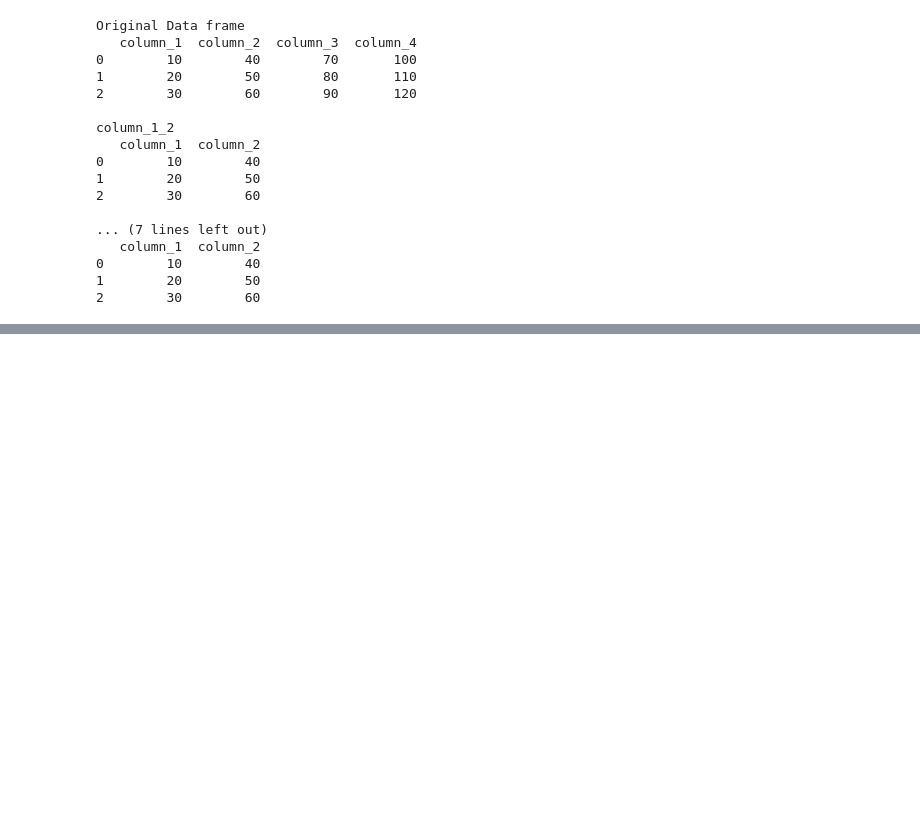
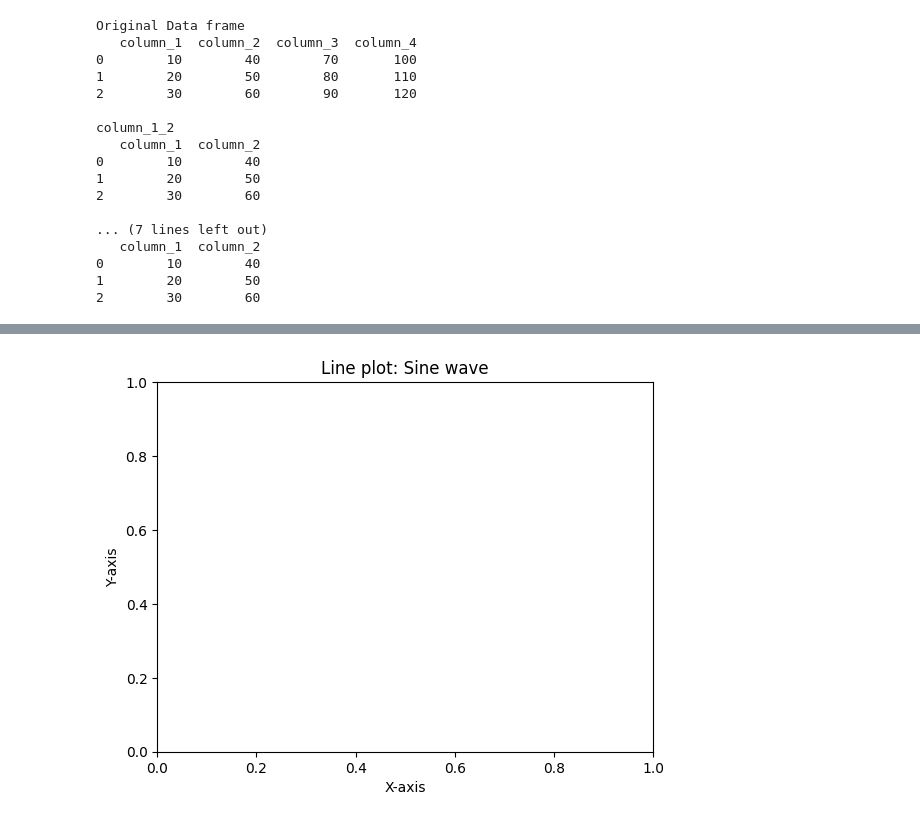
Before and after one commit to 123shettykarthik-cmyk/Practice, a Jupyter notebook: Applied_Data_Science_with_Python_Practice_Notebook.ipynb, the cells around one changed output, grey strips where cells are left out. Saved outputs shown, nothing was run; the diff lists cells and outputs as text; code cells hidden in the pictures; blank space fills up the shorter version.

```diff
--- a/Applied_Data_Science_with_Python_Practice_Notebook.ipynb
+++ b/Applied_Data_Science_with_Python_Practice_Notebook.ipynb
@@ -590,0 +1409,8 @@ column_1_2
+# %%
+# Add labels and title
+plt.xlabel('X-axis')
+plt.ylabel('Y-axis')
+plt.title('Line plot: Sine wave')
+plt.show()# Here the x label , ylabel, name of plot is displayed in plot, sine wave and legend is not displayed
+# %% [output]
+[figure, added]
```
Also changed, not shown: parts of 128 cells of this notebook.
